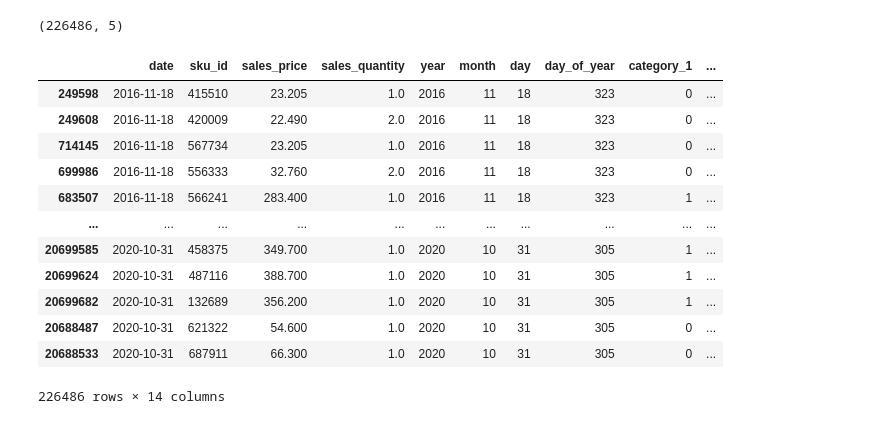
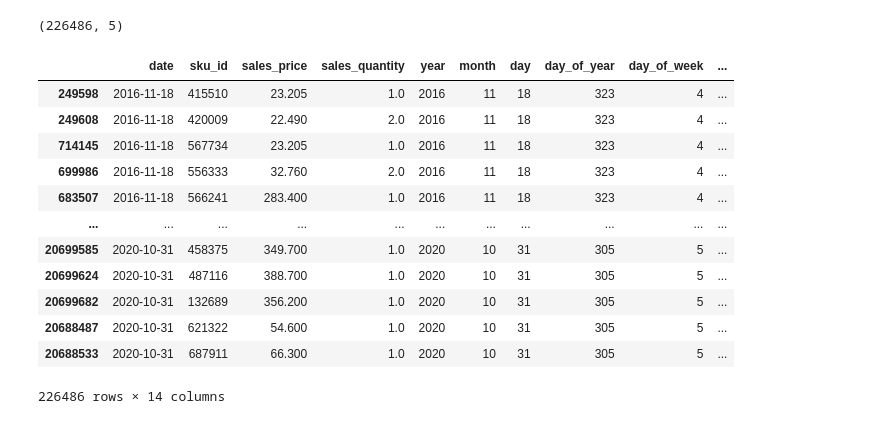
Before and after one commit to mumenume/fozzy, a Jupyter notebook: model.ipynb, the cells around one changed output. Saved outputs shown, nothing was run; the diff lists cells and outputs as text; code cells hidden in the pictures.

```diff
--- a/model.ipynb
+++ b/model.ipynb
@@ -11,38 +13,20 @@ df.shape
 # %% [output]
 (226486, 5)
 # %%
-# Generate features
-df['date'] = pd.to_datetime(df['date'])
-df['year'] = df['date'].apply(lambda x: x.year)
-df['month'] = df['date'].apply(lambda x: x.month)
-df['day'] = df['date'].apply(lambda x: x.day)
-df['day_of_year'] = df['date'].dt.dayofyear
-
-# encode categories
-df_categories = pd.get_dummies(df['category_id'])
-df_categories.columns = ['category_1', 'category_2', 'category_3']
-df = pd.concat([df, df_categories], axis=1).drop('category_id', axis=1)
-
-# calculate growing sums
-df['growing_sum_sales_quantity'] = df.groupby('sku_id')['sales_quantity'].cumsum()
-
-# calculate yield
-df['yield'] = df['sales_price'] * df['sales_quantity']
-df['growing_sum_yield'] = df.groupby('sku_id')['yield'].cumsum()
-
+df = generate_features(df)
 df
 # %% [output]
-|  | date | sku_id | sales_price | sales_quantity | year | month | day | day_of_year | category_1 | ... |
-| 249598 | 2016-11-18 | 415510 | 23.205 | 1.0 | 2016 | 11 | 18 | 323 | 0 | ... |
-| 249608 | 2016-11-18 | 420009 | 22.490 | 2.0 | 2016 | 11 | 18 | 323 | 0 | ... |
-| 714145 | 2016-11-18 | 567734 | 23.205 | 1.0 | 2016 | 11 | 18 | 323 | 0 | ... |
-| 699986 | 2016-11-18 | 556333 | 32.760 | 2.0 | 2016 | 11 | 18 | 323 | 0 | ... |
-| 683507 | 2016-11-18 | 566241 | 283.400 | 1.0 | 2016 | 11 | 18 | 323 | 1 | ... |
+|  | date | sku_id | sales_price | sales_quantity | year | month | day | day_of_year | day_of_week | ... |
+| 249598 | 2016-11-18 | 415510 | 23.205 | 1.0 | 2016 | 11 | 18 | 323 | 4 | ... |
+| 249608 | 2016-11-18 | 420009 | 22.490 | 2.0 | 2016 | 11 | 18 | 323 | 4 | ... |
+| 714145 | 2016-11-18 | 567734 | 23.205 | 1.0 | 2016 | 11 | 18 | 323 | 4 | ... |
+| 699986 | 2016-11-18 | 556333 | 32.760 | 2.0 | 2016 | 11 | 18 | 323 | 4 | ... |
+| 683507 | 2016-11-18 | 566241 | 283.400 | 1.0 | 2016 | 11 | 18 | 323 | 4 | ... |
 | ... | ... | ... | ... | ... | ... | ... | ... | ... | ... | ... |
-| 20699585 | 2020-10-31 | 458375 | 349.700 | 1.0 | 2020 | 10 | 31 | 305 | 1 | ... |
-| 20699624 | 2020-10-31 | 487116 | 388.700 | 1.0 | 2020 | 10 | 31 | 305 | 1 | ... |
-| 20699682 | 2020-10-31 | 132689 | 356.200 | 1.0 | 2020 | 10 | 31 | 305 | 1 | ... |
-| 20688487 | 2020-10-31 | 621322 | 54.600 | 1.0 | 2020 | 10 | 31 | 305 | 0 | ... |
-| 20688533 | 2020-10-31 | 687911 | 66.300 | 1.0 | 2020 | 10 | 31 | 305 | 0 | ... |
+| 20699585 | 2020-10-31 | 458375 | 349.700 | 1.0 | 2020 | 10 | 31 | 305 | 5 | ... |
+| 20699624 | 2020-10-31 | 487116 | 388.700 | 1.0 | 2020 | 10 | 31 | 305 | 5 | ... |
+| 20699682 | 2020-10-31 | 132689 | 356.200 | 1.0 | 2020 | 10 | 31 | 305 | 5 | ... |
+| 20688487 | 2020-10-31 | 621322 | 54.600 | 1.0 | 2020 | 10 | 31 | 305 | 5 | ... |
+| 20688533 | 2020-10-31 | 687911 | 66.300 | 1.0 | 2020 | 10 | 31 | 305 | 5 | ... |
 226486 rows × 14 columns
 # %%
```
Also changed, not shown: parts of 6 cells of this notebook, 5 other files.
